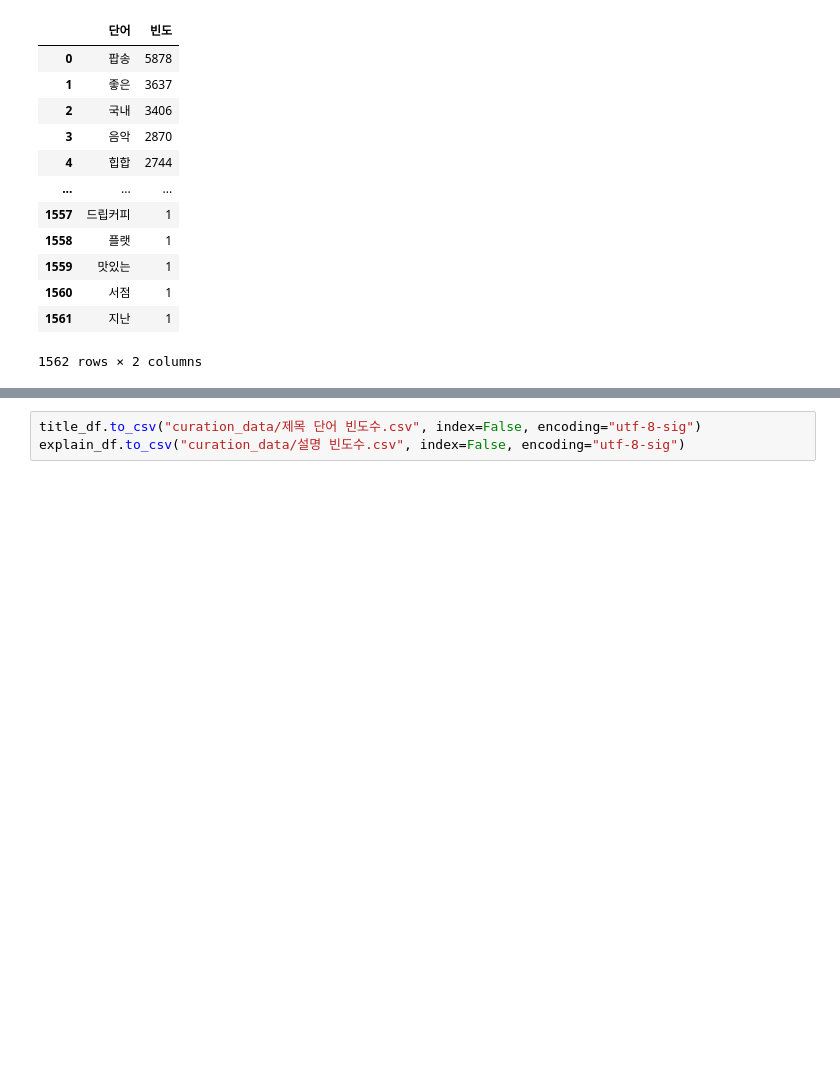
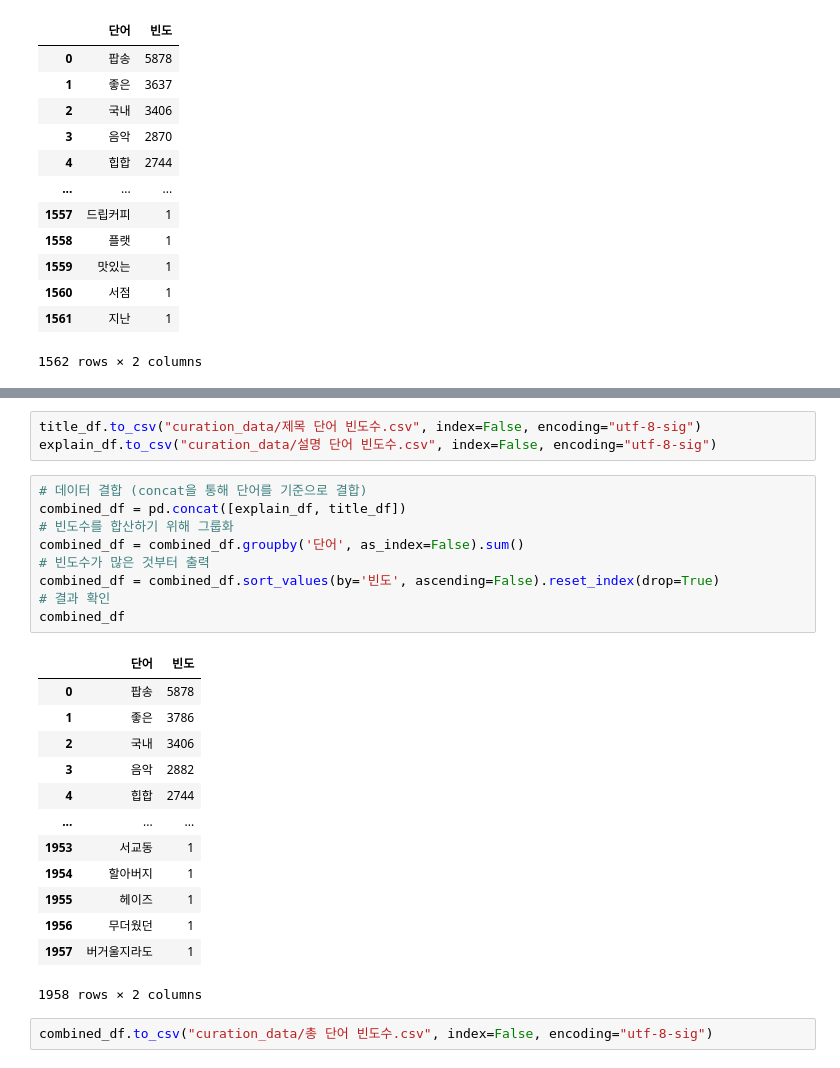
Before and after one commit to Eehnodu/crawling_test, a Jupyter notebook: textmining.ipynb, the cells around one changed output, grey strips where cells are left out. Saved outputs shown, nothing was run; the diff lists cells and outputs as text; blank space fills up the shorter version.

```diff
--- a/textmining.ipynb
+++ b/textmining.ipynb
@@ -221,3 +233,28 @@ AttributeError: 'list' object has no attribute 'items'
 # %%
 title_df.to_csv("curation_data/제목 단어 빈도수.csv", index=False, encoding="utf-8-sig")
-explain_df.to_csv("curation_data/설명 빈도수.csv", index=False, encoding="utf-8-sig")
+explain_df.to_csv("curation_data/설명 단어 빈도수.csv", index=False, encoding="utf-8-sig")
+# %%
+# 데이터 결합 (concat을 통해 단어를 기준으로 결합)
+combined_df = pd.concat([explain_df, title_df])
+# 빈도수를 합산하기 위해 그룹화
+combined_df = combined_df.groupby('단어', as_index=False).sum()
+# 빈도수가 많은 것부터 출력
+combined_df = combined_df.sort_values(by='빈도', ascending=False).reset_index(drop=True)
+# 결과 확인
+combined_df
+# %% [output]
+|  | 단어 | 빈도 |
+| 0 | 팝송 | 5878 |
+| 1 | 좋은 | 3786 |
+| 2 | 국내 | 3406 |
+| 3 | 음악 | 2882 |
+| 4 | 힙합 | 2744 |
+| ... | ... | ... |
+| 1953 | 서교동 | 1 |
+| 1954 | 할아버지 | 1 |
+| 1955 | 헤이즈 | 1 |
+| 1956 | 무더웠던 | 1 |
+| 1957 | 버거울지라도 | 1 |
+1958 rows × 2 columns
+# %%
+combined_df.to_csv("curation_data/총 단어 빈도수.csv", index=False, encoding="utf-8-sig")
```
Also changed, not shown: parts of 3 cells of this notebook, 6 other files.
